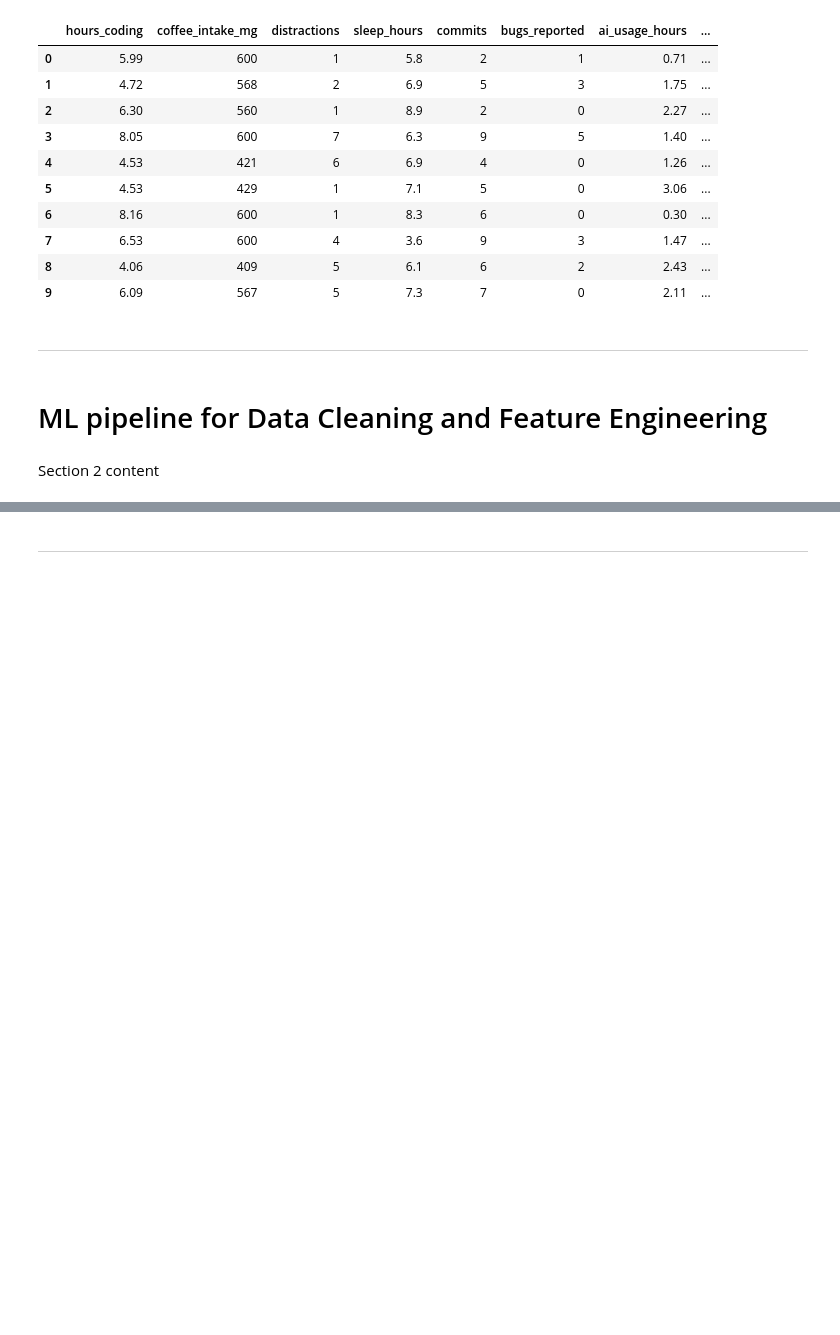
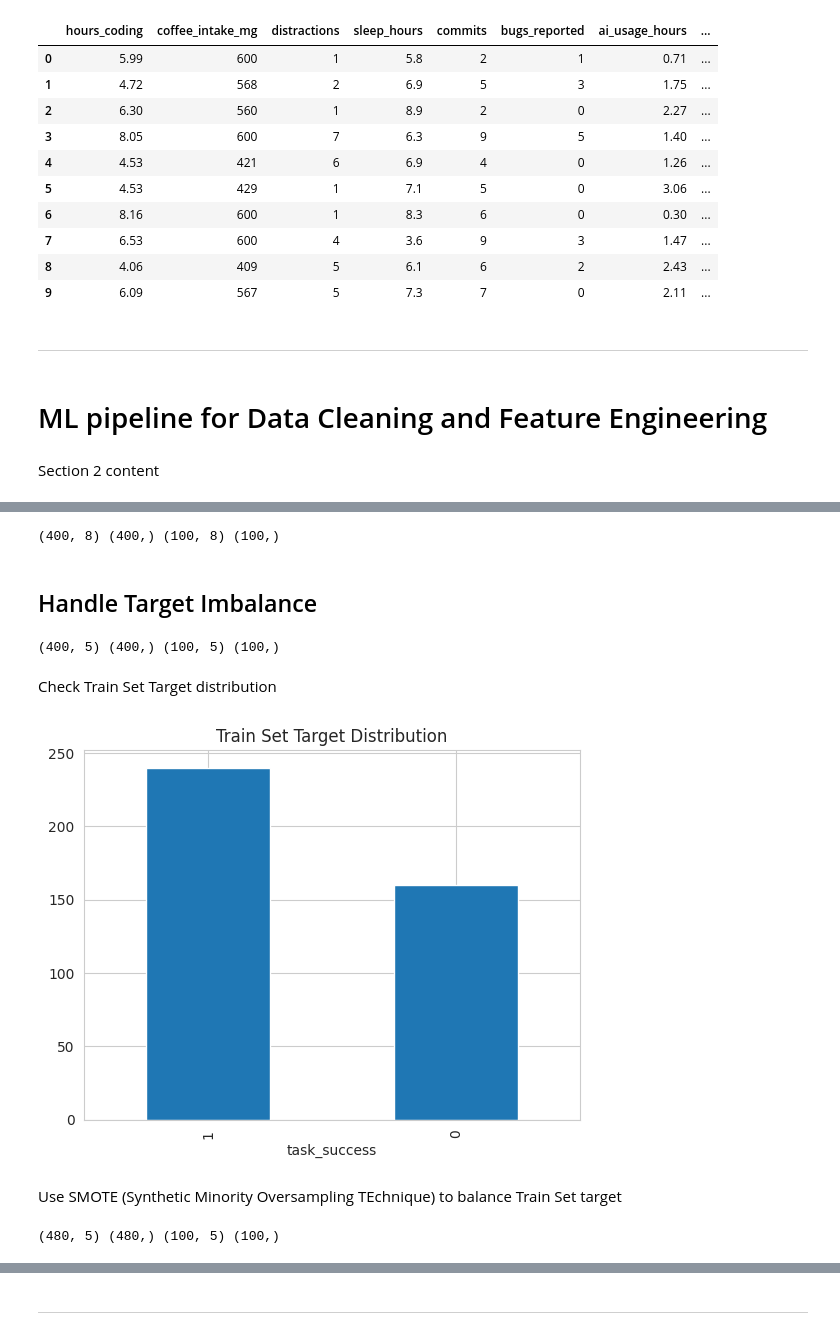
Before and after one commit to Markus-Hefner/Portfolio-Project-5, a Jupyter notebook: jupyter_notebooks/06 - Modelling and Evaluation - Predict Task Success.ipynb, the cells around one changed output, grey strips where cells are left out. Saved outputs shown, nothing was run; the diff lists cells and outputs as text; code cells hidden in the pictures; blank space fills up the shorter version.

```diff
--- a/jupyter_notebooks/06 - Modelling and Evaluation - Predict Task Success.ipynb
+++ b/jupyter_notebooks/06 - Modelling and Evaluation - Predict Task Success.ipynb
@@ -59,8 +59,7 @@ Section 1 content
 # %%
 import numpy as np
 import pandas as pd
-df = (pd.read_csv("outputs/datasets/collection/Productivity_with_AI.csv")
-      .drop(labels=['task_success'], axis=1))
+df = (pd.read_csv("outputs/datasets/collection/Productivity_with_AI.csv"))
 
 print(df.shape)
 df.head(10)
@@ -107,0 +190,40 @@ PipelineDataCleaningAndFeatureEngineering()
+# %%
+from sklearn.model_selection import train_test_split
+X_train, X_test, y_train, y_test = train_test_split(
+    df.drop(['task_success'], axis=1),
+    df['task_success'],
+    test_size=0.2,
+    random_state=0,
+)
+
+print(X_train.shape, y_train.shape, X_test.shape, y_test.shape)
+# %% [output]
+(400, 8) (400,) (100, 8) (100,)
+# %% [markdown]
+## Handle Target Imbalance
+# %%
+pipeline_data_cleaning_feat_eng = PipelineFeatureEngineering()
+X_train = pipeline_data_cleaning_feat_eng.fit_transform(X_train)
+X_test = pipeline_data_cleaning_feat_eng.transform(X_test)
+print(X_train.shape, y_train.shape, X_test.shape, y_test.shape)
+# %% [output]
+(400, 5) (400,) (100, 5) (100,)
+# %% [markdown]
+Check Train Set Target distribution
+# %%
+import matplotlib.pyplot as plt
+import seaborn as sns
+sns.set_style("whitegrid")
+y_train.value_counts().plot(kind='bar', title='Train Set Target Distribution')
+plt.show()
+# %% [output]
+[figure, added]
+# %% [markdown]
+Use SMOTE (Synthetic Minority Oversampling TEchnique) to balance Train Set target
+# %%
+from imblearn.over_sampling import SMOTE
+oversample = SMOTE(sampling_strategy='minority', random_state=0)
+X_train, y_train = oversample.fit_resample(X_train, y_train)
+print(X_train.shape, y_train.shape, X_test.shape, y_test.shape)
+# %% [output]
+(480, 5) (480,) (100, 5) (100,)
```
Also changed, not shown: parts of 19 cells of this notebook.
